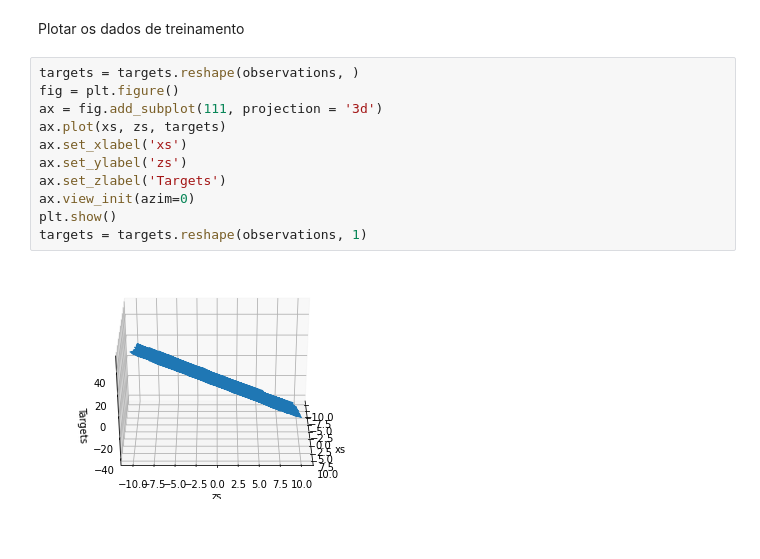
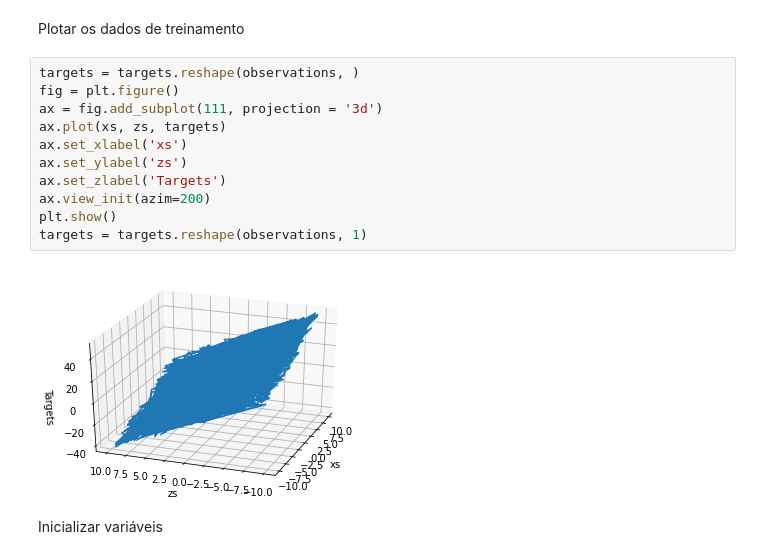
Before and after one commit to ecalasans/tf_estudos, a Jupyter notebook: minimal.ipynb, the cells around one changed output. Cells and saved outputs as stored; diff of their text form; blank space fills up the shorter version.

```diff
--- a/minimal.ipynb
+++ b/minimal.ipynb
@@ -33,13 +33,15 @@ Plotar os dados de treinamento
 # %%
 targets = targets.reshape(observations, )
 fig = plt.figure()
 ax = fig.add_subplot(111, projection = '3d')
 ax.plot(xs, zs, targets)
 ax.set_xlabel('xs')
 ax.set_ylabel('zs')
 ax.set_zlabel('Targets')
-ax.view_init(azim=0)
+ax.view_init(azim=200)
 plt.show()
 targets = targets.reshape(observations, 1)
 # %% [output]
-[figure, old version]
+[figure, new version]
+# %% [markdown]
+Inicializar variáveis
```
Also changed, not shown: parts of 7 cells of this notebook, 3 other files.
